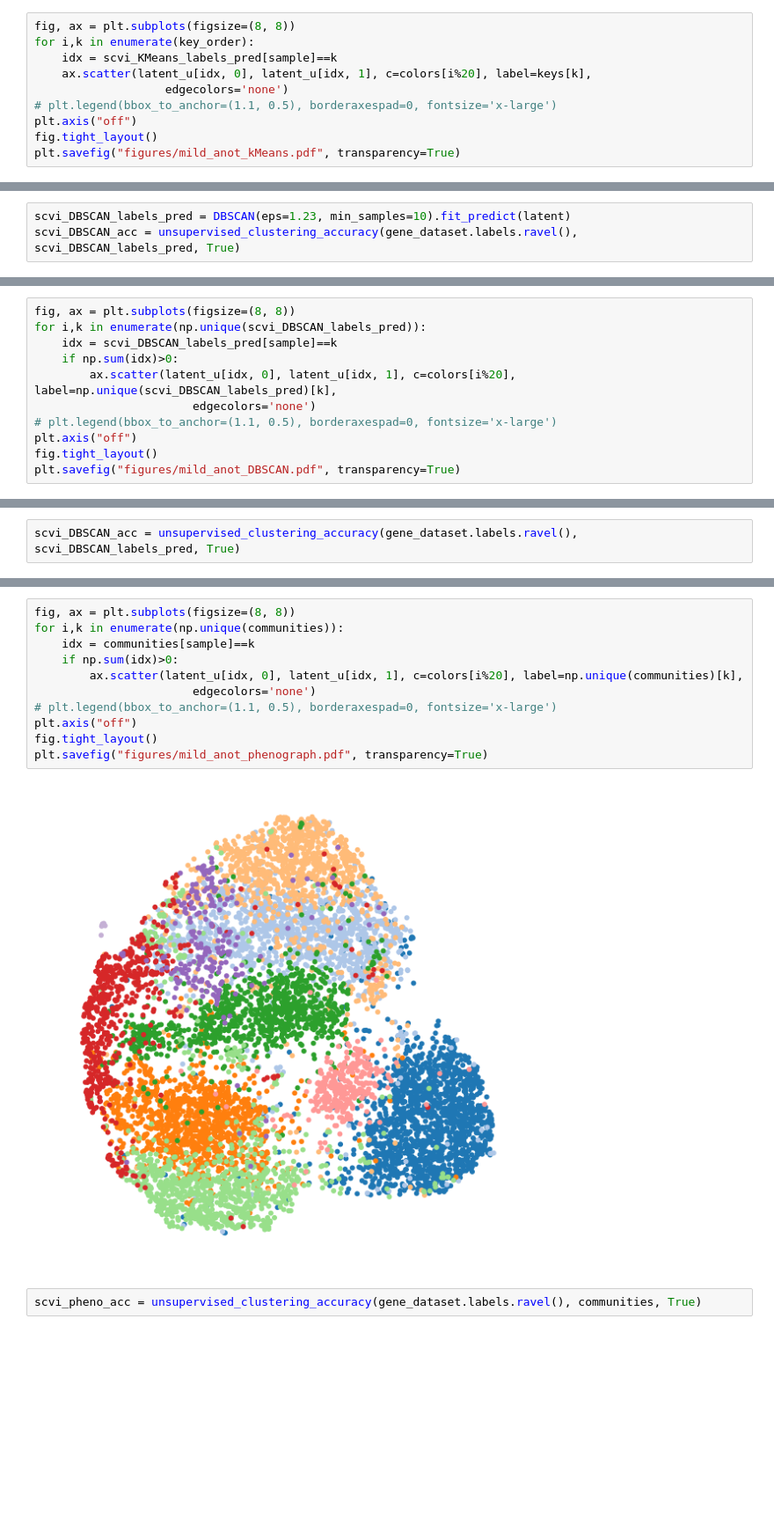
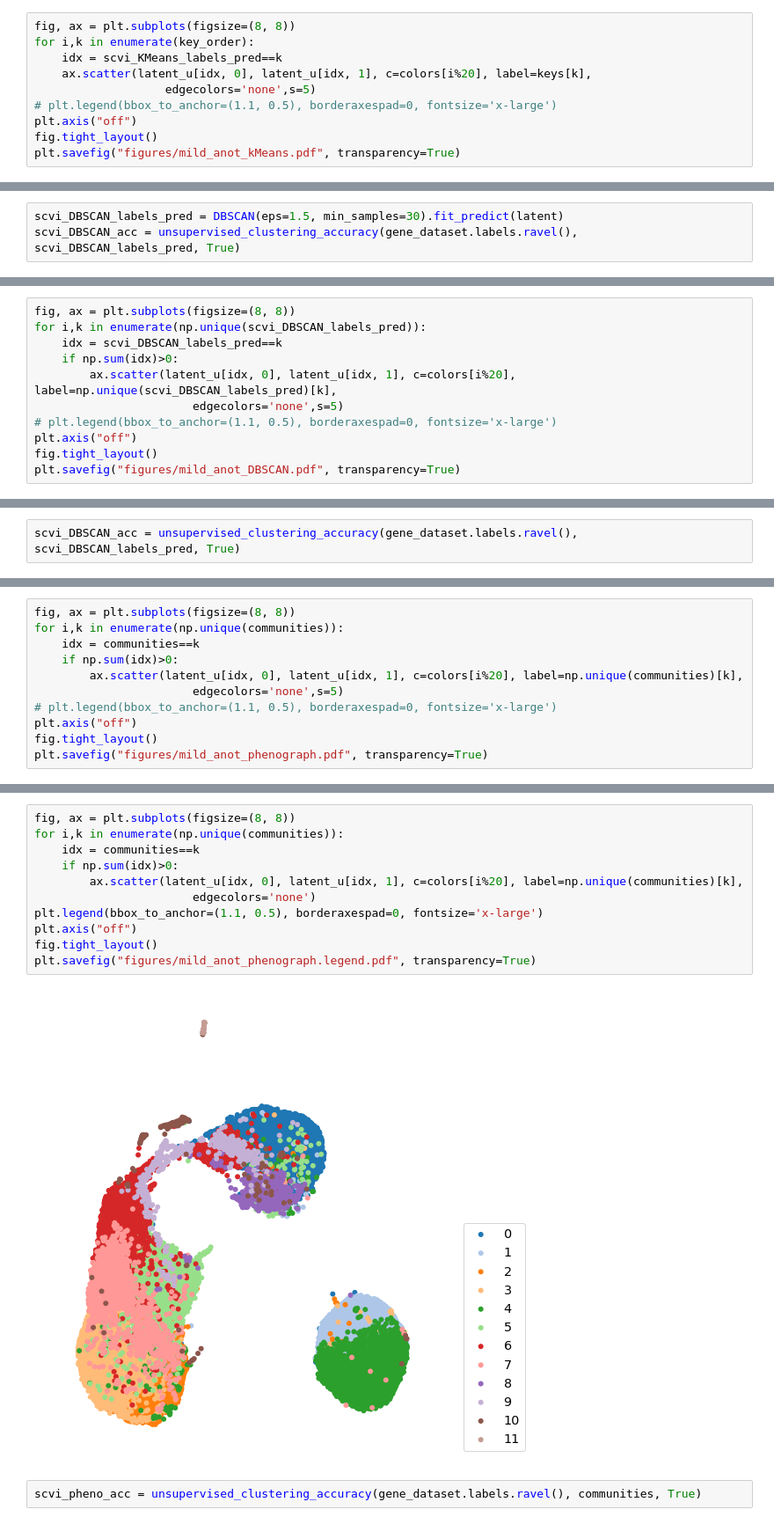
Before and after one commit to chenlingantelope/HarmonizationSCANVI, a Jupyter notebook: notebooks/SCANVI-mild-annot-Clustering.ipynb, the cells around one changed output, grey strips where cells are left out. Shown at 88% size. Cells and saved outputs as stored; diff of their text form; blank space fills up the shorter version.

```diff
--- a/notebooks/SCANVI-mild-annot-Clustering.ipynb
+++ b/notebooks/SCANVI-mild-annot-Clustering.ipynb
@@ -622,9 +654,9 @@ plt.savefig("figures/mild_anot_scviKNN.pdf", transparency=True)
 # %%
 fig, ax = plt.subplots(figsize=(8, 8))
 for i,k in enumerate(key_order):
-    idx = scvi_KMeans_labels_pred[sample]==k
+    idx = scvi_KMeans_labels_pred==k
     ax.scatter(latent_u[idx, 0], latent_u[idx, 1], c=colors[i%20], label=keys[k],
-                   edgecolors='none')
+                   edgecolors='none',s=5)
 # plt.legend(bbox_to_anchor=(1.1, 0.5), borderaxespad=0, fontsize='x-large')
 plt.axis("off")
 fig.tight_layout()
@@ -634,3 +666,3 @@ plt.savefig("figures/mild_anot_kMeans.pdf", transparency=True)
 # %%
-scvi_DBSCAN_labels_pred = DBSCAN(eps=1.23, min_samples=10).fit_predict(latent)
+scvi_DBSCAN_labels_pred = DBSCAN(eps=1.5, min_samples=30).fit_predict(latent)
 scvi_DBSCAN_acc = unsupervised_clustering_accuracy(gene_dataset.labels.ravel(), scvi_DBSCAN_labels_pred, True)
@@ -637,10 +673,10 @@ scvi_DBSCAN_acc = unsupervised_clustering_accuracy(gene_dataset.labels.ravel(),
 # %%
 fig, ax = plt.subplots(figsize=(8, 8))
 for i,k in enumerate(np.unique(scvi_DBSCAN_labels_pred)):
-    idx = scvi_DBSCAN_labels_pred[sample]==k
+    idx = scvi_DBSCAN_labels_pred==k
     if np.sum(idx)>0:
         ax.scatter(latent_u[idx, 0], latent_u[idx, 1], c=colors[i%20], label=np.unique(scvi_DBSCAN_labels_pred)[k],
-                       edgecolors='none')
+                       edgecolors='none',s=5)
 # plt.legend(bbox_to_anchor=(1.1, 0.5), borderaxespad=0, fontsize='x-large')
 plt.axis("off")
 fig.tight_layout()
@@ -667,0 +708,11 @@ PhenoGraph complete in 125.86880731582642 seconds
+# %%
+fig, ax = plt.subplots(figsize=(8, 8))
+for i,k in enumerate(np.unique(communities)):
+    idx = communities==k
+    if np.sum(idx)>0:
+        ax.scatter(latent_u[idx, 0], latent_u[idx, 1], c=colors[i%20], label=np.unique(communities)[k],
+                       edgecolors='none',s=5)
+# plt.legend(bbox_to_anchor=(1.1, 0.5), borderaxespad=0, fontsize='x-large')
+plt.axis("off")
+fig.tight_layout()
+plt.savefig("figures/mild_anot_phenograph.pdf", transparency=True)
@@ -668,16 +721,16 @@ PhenoGraph complete in 125.86880731582642 seconds
 # %%
 fig, ax = plt.subplots(figsize=(8, 8))
 for i,k in enumerate(np.unique(communities)):
-    idx = communities[sample]==k
+    idx = communities==k
     if np.sum(idx)>0:
         ax.scatter(latent_u[idx, 0], latent_u[idx, 1], c=colors[i%20], label=np.unique(communities)[k],
                        edgecolors='none')
-# plt.legend(bbox_to_anchor=(1.1, 0.5), borderaxespad=0, fontsize='x-large')
+plt.legend(bbox_to_anchor=(1.1, 0.5), borderaxespad=0, fontsize='x-large')
 plt.axis("off")
 fig.tight_layout()
-plt.savefig("figures/mild_anot_phenograph.pdf", transparency=True)
+plt.savefig("figures/mild_anot_phenograph.legend.pdf", transparency=True)
 # %% [output]
-[figure, old version]
+[figure, new version]
 # %%
 scvi_pheno_acc = unsupervised_clustering_accuracy(gene_dataset.labels.ravel(), communities, True)
 # %%
```
Also changed, not shown: parts of 56 cells of this notebook, 22 other files.
